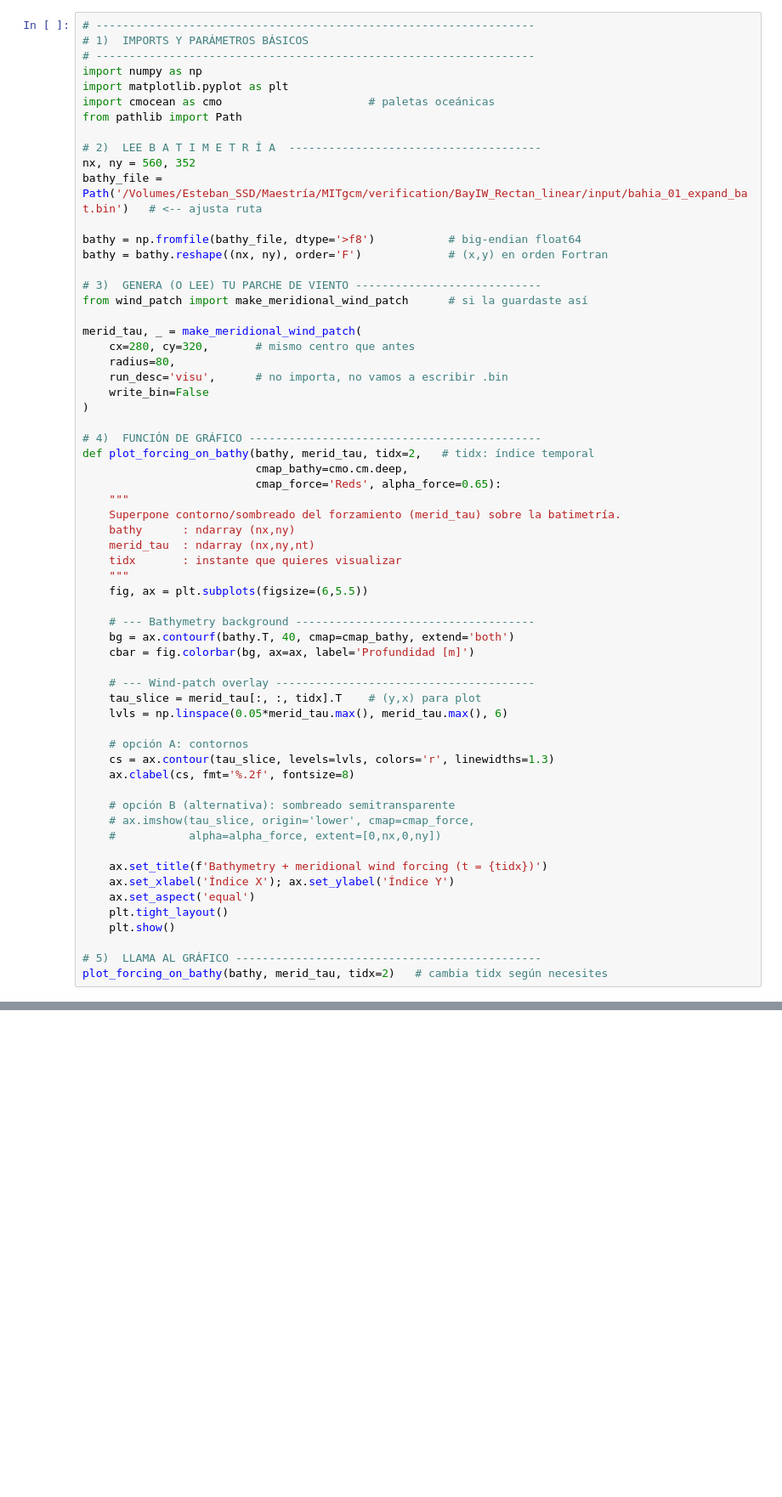
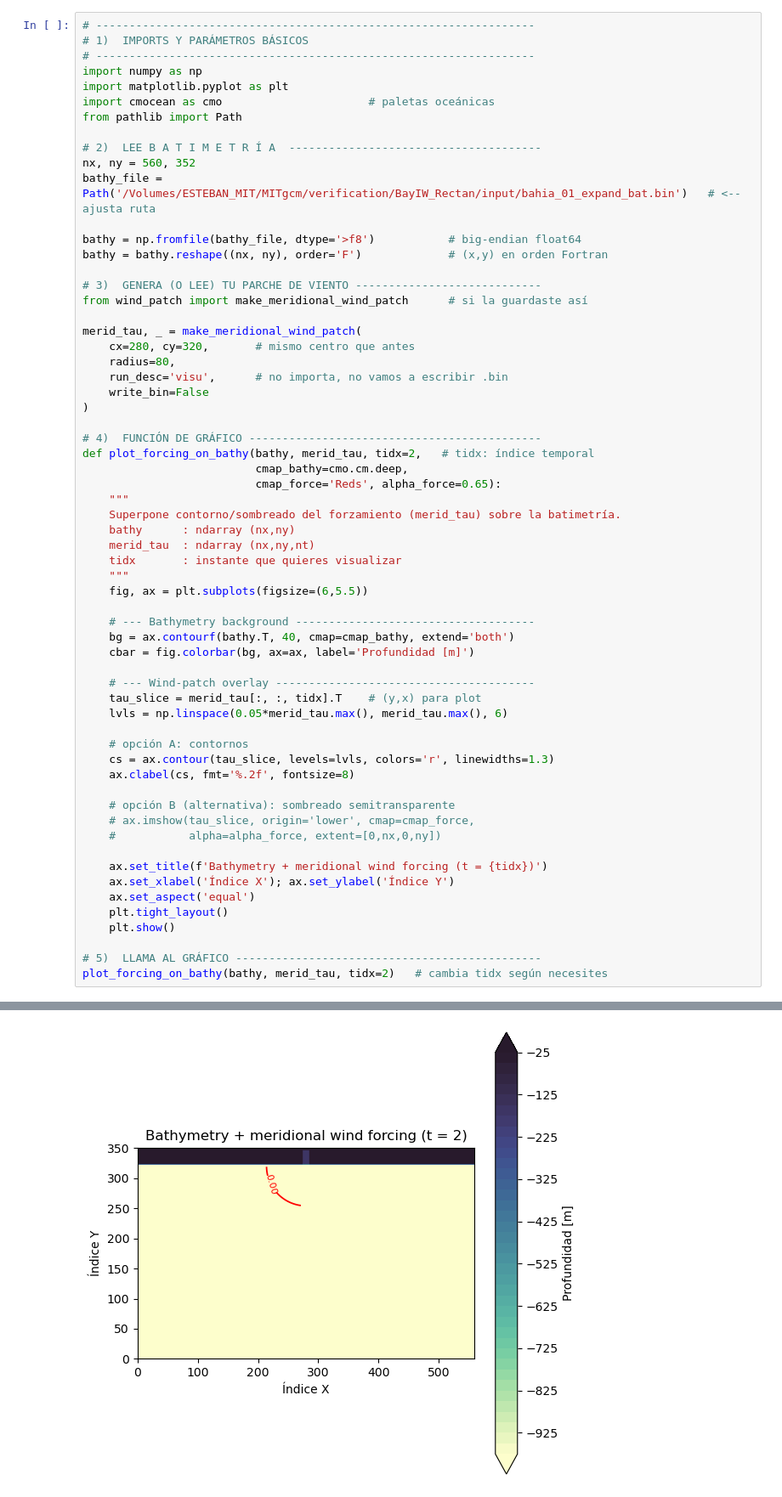
Before and after one commit to Estebanovich/BayIW_Rectan, a Jupyter notebook: input/make_wind_forcing_local.ipynb, the cells around one changed output, grey strips where cells are left out. Shown at 85% size. Drawn from its saved outputs; the diff is of its cells as text; blank space fills up the shorter version.

```diff
--- a/input/make_wind_forcing_local.ipynb
+++ b/input/make_wind_forcing_local.ipynb
@@ -105,7 +105,7 @@ from pathlib import Path
 
 # 2)  LEE B A T I M E T R Í A  --------------------------------------
 nx, ny = 560, 352
-bathy_file = Path('/Volumes/Esteban_SSD/Maestría/MITgcm/verification/BayIW_Rectan_linear/input/bahia_01_expand_bat.bin')   # <-- ajusta ruta
+bathy_file = Path('/Volumes/ESTEBAN_MIT/MITgcm/verification/BayIW_Rectan/input/bahia_01_expand_bat.bin')   # <-- ajusta ruta
 
 bathy = np.fromfile(bathy_file, dtype='>f8')           # big-endian float64
 bathy = bathy.reshape((nx, ny), order='F')             # (x,y) en orden Fortran
@@ -160,0 +160 @@ FileNotFoundError: [Errno 2] No such file or directory: '/Volumes/Esteban_SSD/Ma
+[figure, added]
```
Also changed, not shown: parts of 1 cell of this notebook, 9 other files.
